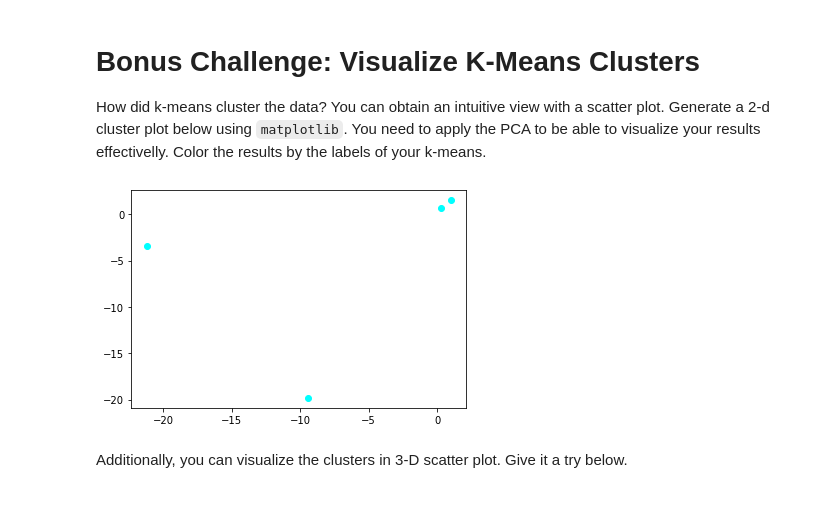
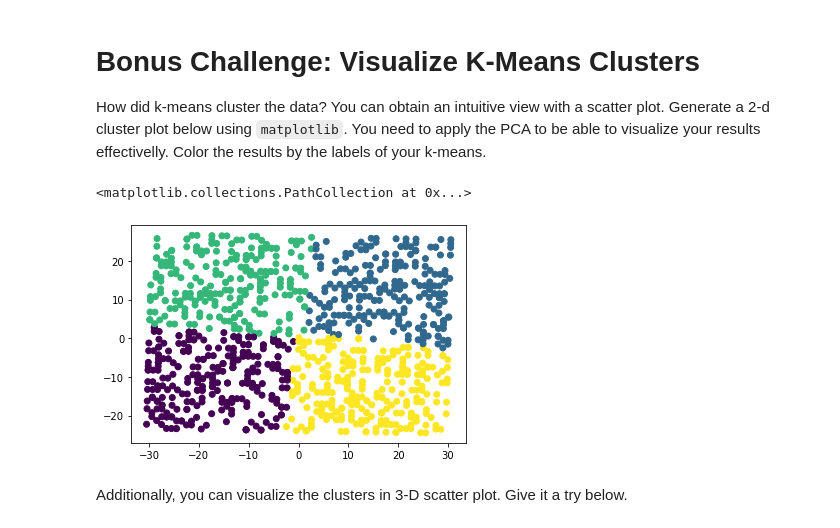
Before and after one commit to pgarcias01/Ironhack_DAFT, a Jupyter notebook: Labs/week8_remote/Unsupervised-Sklearn/your-code/main.ipynb, the cells around one changed output. Cells and saved outputs as stored; diff of their text form; code cells hidden in the pictures.

```diff
--- a/Labs/week8_remote/Unsupervised-Sklearn/your-code/main.ipynb
+++ b/Labs/week8_remote/Unsupervised-Sklearn/your-code/main.ipynb
@@ -401,13 +403,15 @@ Additionally, add a comment to describe which columns have the largest differenc
 How did k-means cluster the data? You can obtain an intuitive view with a scatter plot. Generate a 2-d cluster plot below using `matplotlib`. You need to apply the PCA to be able to visualize your results effectivelly. Color the results by the labels of your k-means.
 # %%
 # Your code here:
-from sklearn.decomposition import PCA
-pca = PCA(n_components=4)
-X = pca.fit_transform(df).T
-plt.scatter(X[:, 0], X[:, 1], c = 'cyan')
-plt.show()
+pca = PCA(4)
+pca.fit(df)
+pc1 = pca.transform(df)[:,0]
+pc2 = pca.transform(df)[:,1]
-# %% [output]
-[figure, removed]
+# %%
+plt.scatter(pc1,pc2,c=df['labels'])
+# %% [output]
+<matplotlib.collections.PathCollection at 0x...>
+[figure, added]
 # %% [markdown]
 Additionally, you can visualize the clusters in 3-D scatter plot. Give it a try below.
 # %%
```
Also changed, not shown: parts of 5 cells of this notebook, 12 other files.
